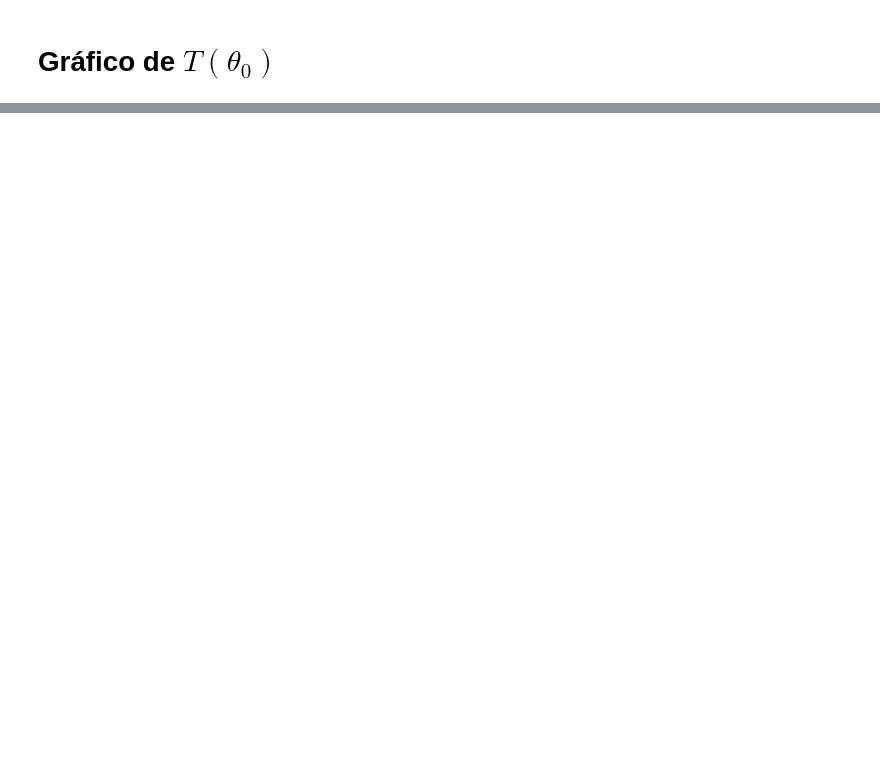
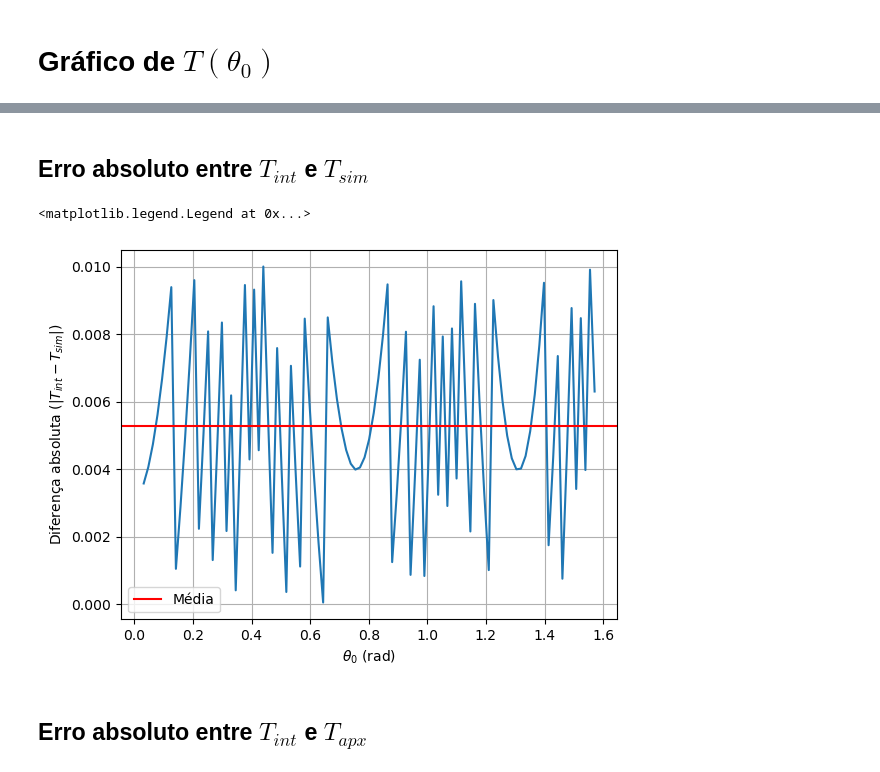
Before and after one commit to brenopelegrin/intro-fiscomp, a Jupyter notebook: projeto-4/tarefa-B/analise.ipynb, the cells around one changed output, grey strips where cells are left out. Saved outputs shown, nothing was run; the diff lists cells and outputs as text; code cells hidden in the pictures; blank space fills up the shorter version.

```diff
--- a/projeto-4/tarefa-B/analise.ipynb
+++ b/projeto-4/tarefa-B/analise.ipynb
@@ -28,0 +31,17 @@ ax1.legend()
+# %% [markdown]
+## Erro absoluto entre $T_{int}$ e $T_{sim}$
+# %%
+f2, ax2 = plt.subplots()
+dif = abs(df['periodo_int']-df['periodo_sim'])
+mean = np.mean(dif)
+ax2.plot(df['theta'], dif)
+ax2.set_xlabel('$\\theta_0$ (rad)')
+ax2.axhline(mean, label='Média', color='red')
+ax2.set_ylabel('Diferença absoluta ($|T_{int} - T_{sim}|$)')
+ax2.grid()
+ax2.legend()
+# %% [output]
+<matplotlib.legend.Legend at 0x...>
+[figure, added]
+# %% [markdown]
+## Erro absoluto entre $T_{int}$ e $T_{apx}$
```
Also changed, not shown: parts of 4 cells of this notebook, 10 other files.
